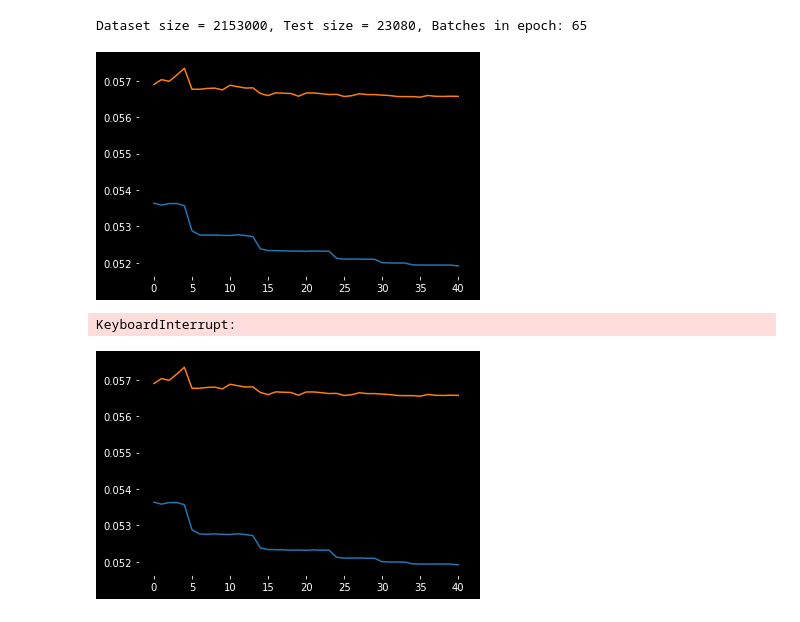
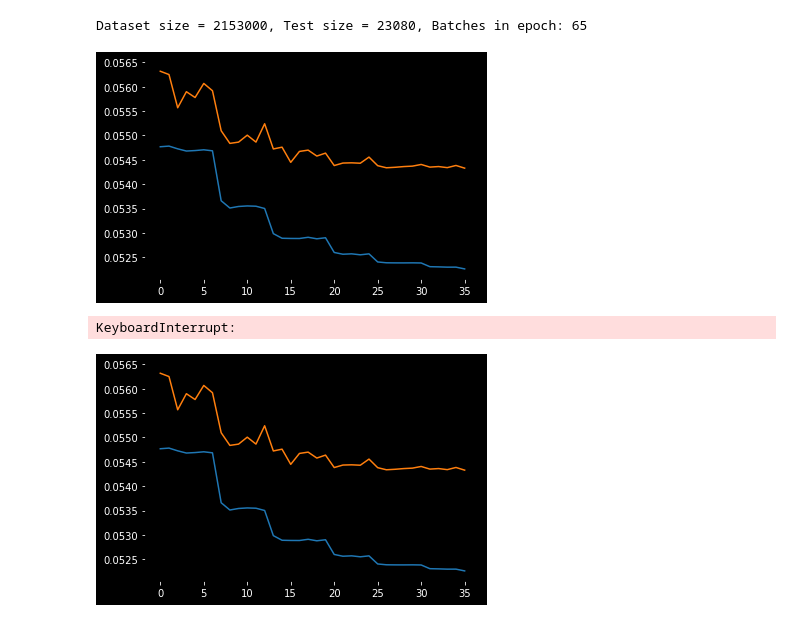
Before and after one commit to Wind-Eagle/Quirky, a Jupyter notebook: tools/model_learner/learner.ipynb, the cells around one changed output. Saved outputs shown, nothing was run; the diff lists cells and outputs as text; code cells hidden in the pictures.

Commit message:
Improved model

```diff
--- a/tools/model_learner/learner.ipynb
+++ b/tools/model_learner/learner.ipynb
@@ -152,14 +152,14 @@ import gc
 gc.collect()
 model = QNNE()
 # %%
-opt = torch.optim.Adam(model.parameters(), lr=0.01)
-scheduler = ReduceLROnPlateau(opt, patience=20, factor=np.cbrt(0.1))
+opt = torch.optim.Adam(model.parameters(), lr=0.01, weight_decay=5e-6)
+scheduler = ReduceLROnPlateau(opt, patience=50, factor=np.cbrt(0.1))
 train_model(model, opt, scheduler, 0.01)
 scheduler = ReduceLROnPlateau(opt, patience=3, factor=np.cbrt(0.1))
 train_model(model, opt, scheduler, 0.0001)
 # %% [output]
-[figure, old version]
+[figure, new version]
 KeyboardInterrupt:
-[figure, old version]
+[figure, new version]
 # %%
 print_model(model, 'model.qnne')
```
Also changed, not shown: 2 other files.
